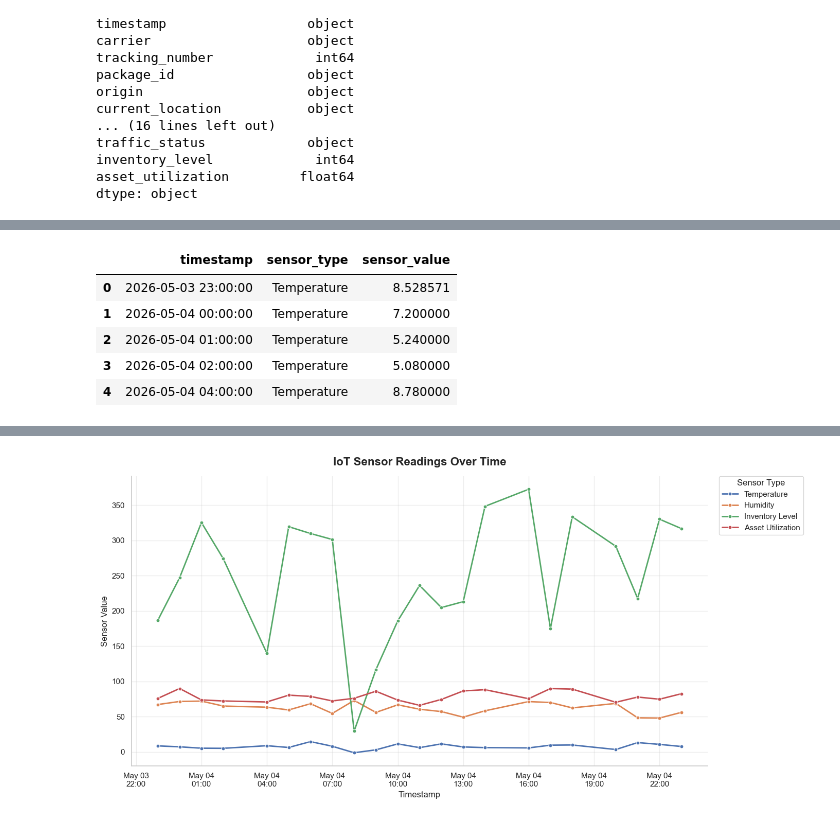
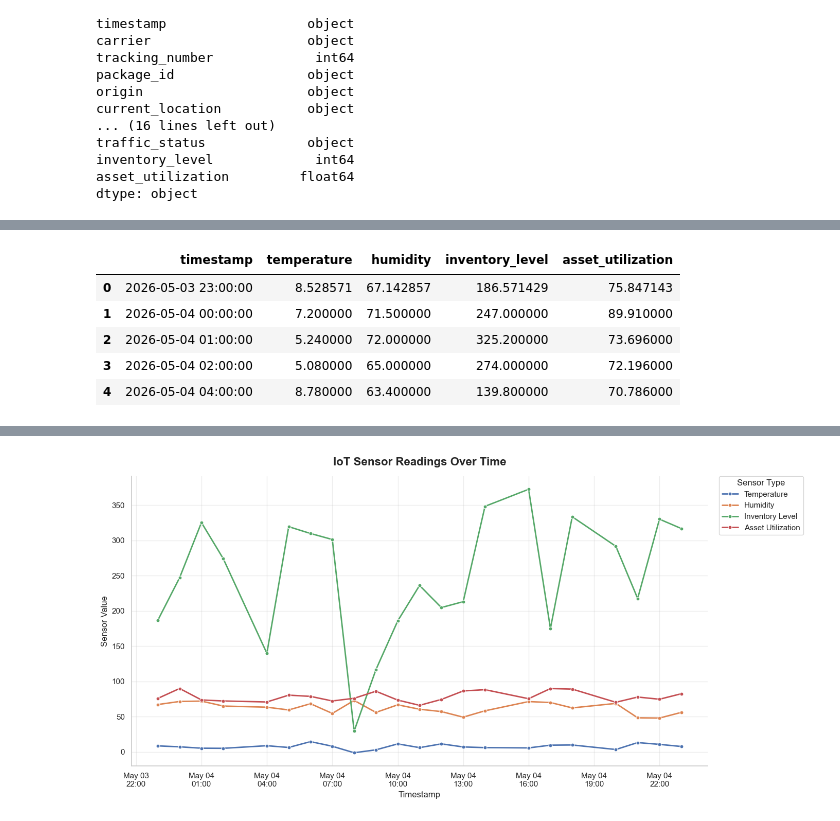
Before and after one commit to Team-Kaizen-MMDC/adet, a Jupyter notebook: week7_LinePlotofIoTSensorReadingsOverTime.ipynb, the cells around one changed output, grey strips where cells are left out. Drawn from its saved outputs; the diff is of its cells as text; code cells hidden in the pictures.

```diff
--- a/week7_LinePlotofIoTSensorReadingsOverTime.ipynb
+++ b/week7_LinePlotofIoTSensorReadingsOverTime.ipynb
@@ -93,9 +90,0 @@ The `timestamp` column is converted to a datetime format to support proper time-
-# %%
-# Convert timestamp column to datetime format
-df["timestamp"] = pd.to_datetime(df["timestamp"])
-
-# Sort records by timestamp for correct line plot order
-df = df.sort_values("timestamp").reset_index(drop=True)
-
-# Preview selected columns after timestamp conversion
-df[["timestamp", "package_id", "temperature", "humidity", "inventory_level", "asset_utilization"]].head()
@@ -120,54 +147,73 @@ Hourly averaging is applied to reduce visual clutter caused by multiple package
 # %%
-# Select IoT sensor-related numeric readings
-sensor_columns = [
-    "temperature",
-    "humidity",
-    "inventory_level",
-    "asset_utilization"
-]
+# Define sensor columns used in the activity
+sensor_columns = ["temperature", "humidity", "inventory_level", "asset_utilization"]
 
-# Define display labels for chart legends and titles
+# Define readable sensor labels
 sensor_labels = {
     "temperature": "Temperature",
     "humidity": "Humidity",
     "inventory_level": "Inventory Level",
     "asset_utilization": "Asset Utilization"
 }
 
-# Define a consistent color mapping across all visualizations
+# Define consistent colors for sensor-based visualizations
 sensor_colors = {
-    "Temperature": "#4C72B0",        # blue
-    "Humidity": "#DD8452",           # orange
-    "Inventory Level": "#55A868",    # green
-    "Asset Utilization": "#C44E52"   # red
+    "Temperature": "#4C72B0",
+    "Humidity": "#DD8452",
+    "Inventory Level": "#55A868",
+    "Asset Utilization": "#C44E52"
 }
 
-# Aggregate readings by hour to improve readability of the time-series plots
+# Define consistent colors for package status visualizations
+status_colors = {
+    "To Ship": "#8172B3",
+    "In Transit": "#4C72B0",
+    "Delivered": "#55A868",
+    "Delayed": "#DD8452",
+    "Cancelled": "#C44E52"
+}
+
+# Convert sensor columns to numeric values
+for col in sensor_columns:
+    df[col] = pd.to_numeric(df[col], errors="coerce")
+
+# Create hourly timestamp for aggregation
+df["timestamp_hour"] = df["timestamp"].dt.floor("h")
+
+# Aggregate sensor readings by hour
 hourly_df = (
-    df.set_index("timestamp")[sensor_columns]
-      .resample("1H")
-      .mean()
-      .dropna(how="all")
-      .reset_index()
+    df.groupby("timestamp_hour", as_index=False)[sensor_columns]
+    .mean()
+    .rename(columns={"timestamp_hour": "timestamp"})
 )
 
-# Convert the hourly dataset into long format for multi-sensor line plotting
+# Aggregate sensor readings by hour and package status
+status_hourly_df = (
+    df.groupby(["timestamp_hour", "package_status"], as_index=False, observed=False)[sensor_columns]
+    .mean()
+    .rename(columns={"timestamp_hour": "timestamp"})
+)
+
+# Convert hourly data into long format for combined sensor plotting
 hourly_long = hourly_df.melt(
     id_vars="timestamp",
     value_vars=sensor_columns,
     var_name="sensor_type",
     value_name="sensor_value"
 )
 
 # Apply readable sensor names
 hourly_long["sensor_type"] = hourly_long["sensor_type"].replace(sensor_labels)
 
-# Display the prepared long-format dataset
-hourly_long.head()
+# Set the order of sensor categories in the legend
+sensor_order = list(sensor_colors.keys())
+
+# Preview prepared hourly data
+hourly_df.head()
 # %% [output]
-|  | timestamp | sensor_type | sensor_value |
-| 0 | 2026-05-03 23:00:00 | Temperature | 8.528571 |
-| 1 | 2026-05-04 00:00:00 | Temperature | 7.200000 |
-| 2 | 2026-05-04 01:00:00 | Temperature | 5.240000 |
-| 3 | 2026-05-04 02:00:00 | Temperature | 5.080000 |
-| 4 | 2026-05-04 04:00:00 | Temperature | 8.780000 |
+|  | timestamp | temperature | humidity | inventory_level | asset_utilization |
+| 0 | 2026-05-03 23:00:00 | 8.528571 | 67.142857 | 186.571429 | 75.847143 |
+| 1 | 2026-05-04 00:00:00 | 7.200000 | 71.500000 | 247.000000 | 89.910000 |
+| 2 | 2026-05-04 01:00:00 | 5.240000 | 72.000000 | 325.200000 | 73.696000 |
+| 3 | 2026-05-04 02:00:00 | 5.080000 | 65.000000 | 274.000000 | 72.196000 |
+| 4 | 2026-05-04 04:00:00 | 8.780000 | 63.400000 | 139.800000 | 70.786000 |
```
Also changed, not shown: parts of 30 cells of this notebook.
